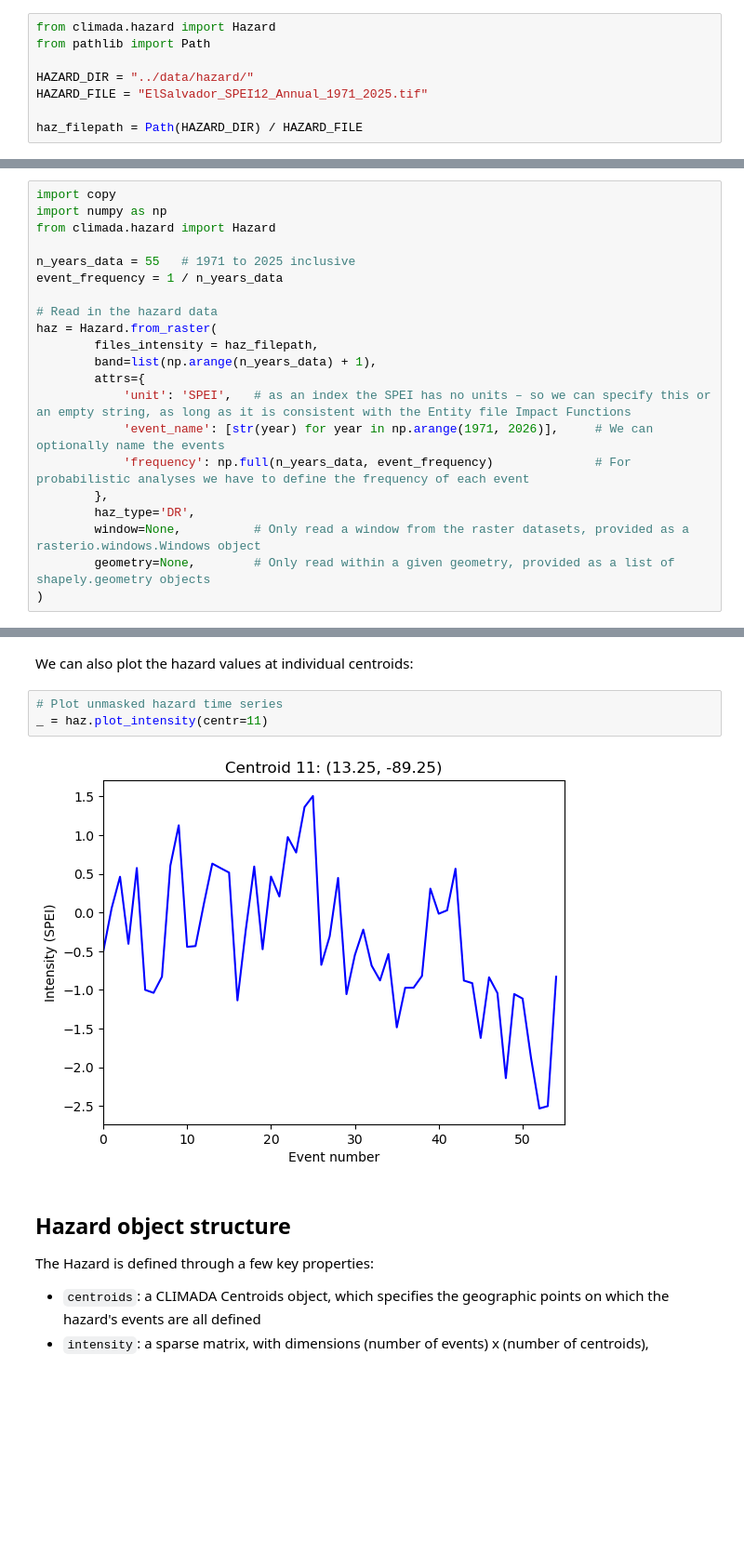
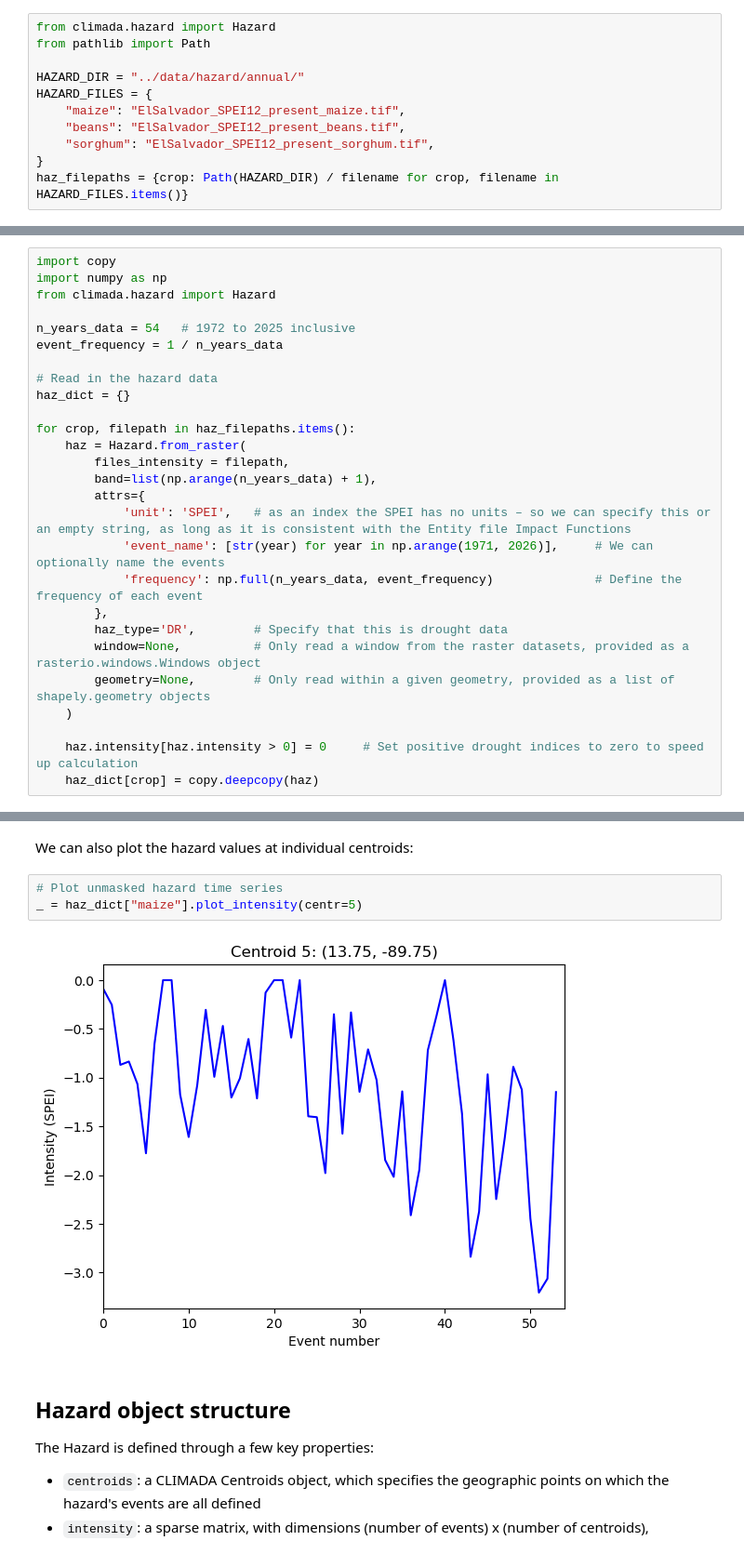
Before and after one commit to AnalyticsTeamUNUEHS/CLIMADA_starter_packs, a Jupyter notebook: starter_pack_el_salvador/notebooks/03_hazard.ipynb, the cells around one changed output, grey strips where cells are left out. Shown at 93% size. Drawn from its saved outputs; the diff is of its cells as text; blank space fills up the shorter version.

```diff
--- a/starter_pack_el_salvador/notebooks/03_hazard.ipynb
+++ b/starter_pack_el_salvador/notebooks/03_hazard.ipynb
@@ -22,10 +24,13 @@ Let's read in a raster file. You can provide a single .tif with one band for eac
 from climada.hazard import Hazard
 from pathlib import Path
 
-HAZARD_DIR = "../data/hazard/"
-HAZARD_FILE = "ElSalvador_SPEI12_Annual_1971_2025.tif"
-
-haz_filepath = Path(HAZARD_DIR) / HAZARD_FILE
+HAZARD_DIR = "../data/hazard/annual/"
+HAZARD_FILES = {
+    "maize": "ElSalvador_SPEI12_present_maize.tif",
+    "beans": "ElSalvador_SPEI12_present_beans.tif",
+    "sorghum": "ElSalvador_SPEI12_present_sorghum.tif",
+}
+haz_filepaths = {crop: Path(HAZARD_DIR) / filename for crop, filename in HAZARD_FILES.items()}
 # %% [markdown]
 ### Setting event frequencies
 
@@ -39,20 +44,26 @@ import copy
 import numpy as np
 from climada.hazard import Hazard
 
-n_years_data = 55   # 1971 to 2025 inclusive
+n_years_data = 54   # 1972 to 2025 inclusive
 event_frequency = 1 / n_years_data
 
 # Read in the hazard data
-haz = Hazard.from_raster(
-        files_intensity = haz_filepath,
+haz_dict = {}
+
+for crop, filepath in haz_filepaths.items():
+    haz = Hazard.from_raster(
+        files_intensity = filepath,
         band=list(np.arange(n_years_data) + 1),
         attrs={
             'unit': 'SPEI',   # as an index the SPEI has no units – so we can specify this or an empty string, as long as it is consistent with the Entity file Impact Functions
             'event_name': [str(year) for year in np.arange(1971, 2026)],     # We can optionally name the events
-            'frequency': np.full(n_years_data, event_frequency)              # For probabilistic analyses we have to define the frequency of each event
+            'frequency': np.full(n_years_data, event_frequency)              # Define the frequency of each event
         },
-        haz_type='DR',
+        haz_type='DR',        # Specify that this is drought data
         window=None,          # Only read a window from the raster datasets, provided as a rasterio.windows.Windows object
         geometry=None,        # Only read within a given geometry, provided as a list of shapely.geometry objects
-)
+    )
+
+    haz.intensity[haz.intensity > 0] = 0     # Set positive drought indices to zero to speed up calculation
+    haz_dict[crop] = copy.deepcopy(haz)
 # %% [output]
@@ -119,9 +150,9 @@ _ = haz_masked.plot_intensity(event=-n_years_data)         # event = -55 plots t
 We can also plot the hazard values at individual centroids:
 # %%
 # Plot unmasked hazard time series
-_ = haz.plot_intensity(centr=11)
+_ = haz_dict["maize"].plot_intensity(centr=5)
 # %% [output]
-[figure, old version]
+[figure, new version]
 # %% [markdown]
 ## Hazard object structure
 
```
Also changed, not shown: parts of 9 cells of this notebook, 8 other files.
